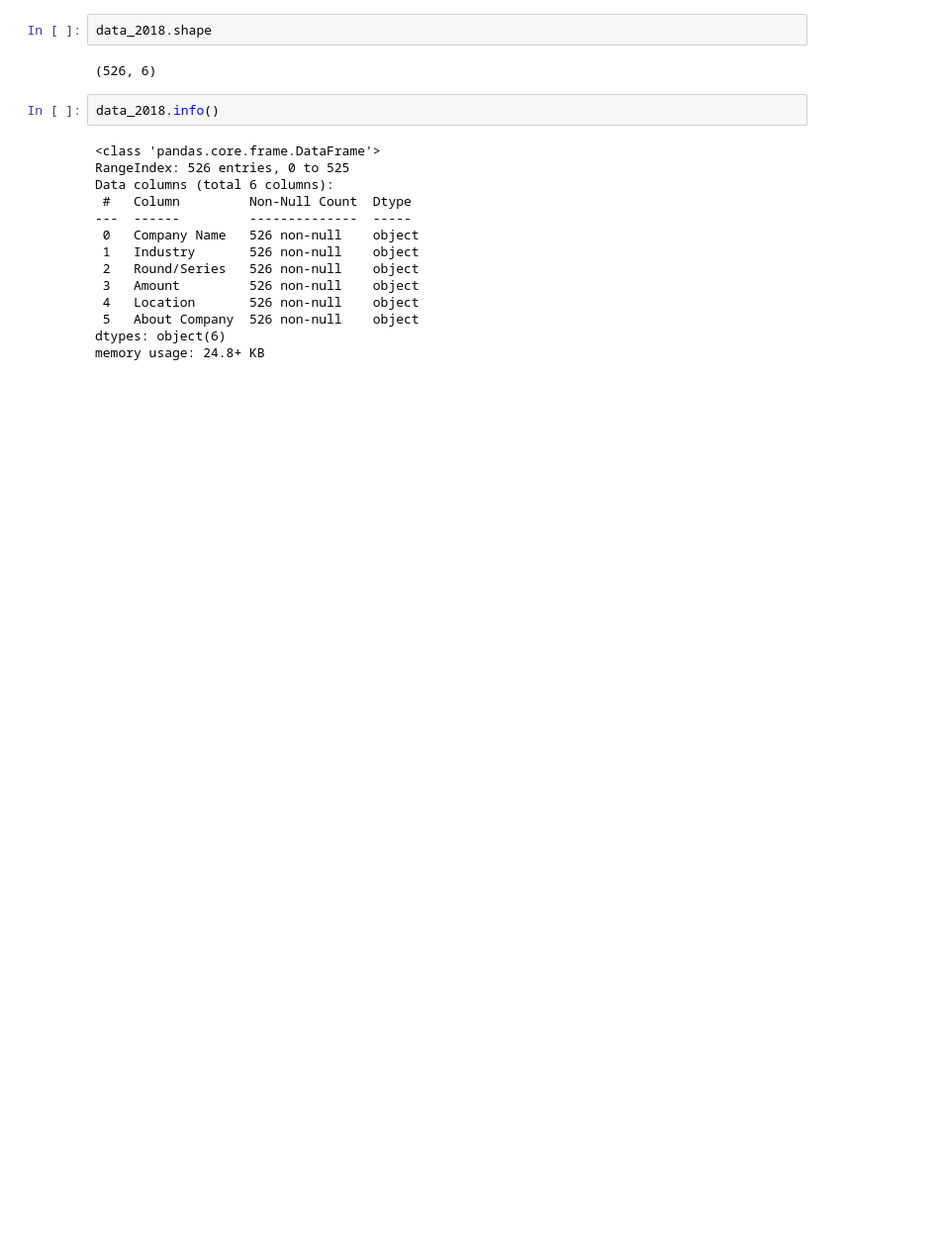
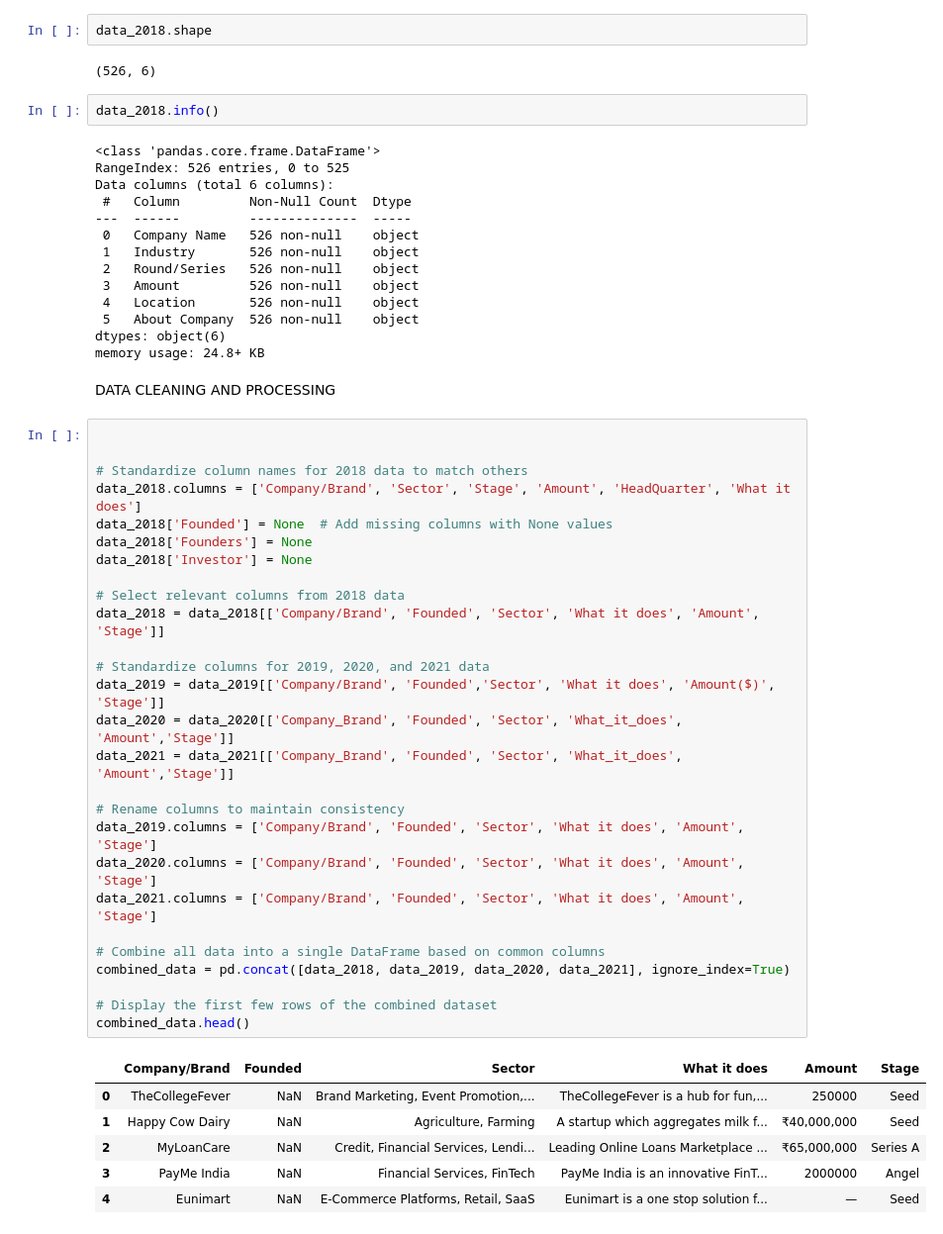
Before and after one commit to MillicentAgyir/Team-Belize-Live-Project-1, a Jupyter notebook: Notebooks/my_notebook.ipynb, the cells around one changed output. Shown: that part at 99% size. Drawn from its saved outputs; the diff is of its cells as text; blank space fills up the shorter version.

```diff
--- a/Notebooks/my_notebook.ipynb
+++ b/Notebooks/my_notebook.ipynb
@@ -178,3 +176,39 @@ Data columns (total 6 columns):
  5   About Company  526 non-null    object
 dtypes: object(6)
 memory usage: 24.8+ KB
+# %% [markdown]
+DATA CLEANING AND PROCESSING
+# %%
+
+
+# Standardize column names for 2018 data to match others
+data_2018.columns = ['Company/Brand', 'Sector', 'Stage', 'Amount', 'HeadQuarter', 'What it does']
+data_2018['Founded'] = None  # Add missing columns with None values
+data_2018['Founders'] = None
+data_2018['Investor'] = None
+
+# Select relevant columns from 2018 data
+data_2018 = data_2018[['Company/Brand', 'Founded', 'Sector', 'What it does', 'Amount', 'Stage']]
+
+# Standardize columns for 2019, 2020, and 2021 data
+data_2019 = data_2019[['Company/Brand', 'Founded','Sector', 'What it does', 'Amount($)', 'Stage']]
+data_2020 = data_2020[['Company_Brand', 'Founded', 'Sector', 'What_it_does', 'Amount','Stage']]
+data_2021 = data_2021[['Company_Brand', 'Founded', 'Sector', 'What_it_does', 'Amount','Stage']]
+
+# Rename columns to maintain consistency
+data_2019.columns = ['Company/Brand', 'Founded', 'Sector', 'What it does', 'Amount', 'Stage']
+data_2020.columns = ['Company/Brand', 'Founded', 'Sector', 'What it does', 'Amount', 'Stage']
+data_2021.columns = ['Company/Brand', 'Founded', 'Sector', 'What it does', 'Amount', 'Stage']
+
+# Combine all data into a single DataFrame based on common columns
+combined_data = pd.concat([data_2018, data_2019, data_2020, data_2021], ignore_index=True)
+
+# Display the first few rows of the combined dataset
+combined_data.head()
+# %% [output]
+|  | Company/Brand | Founded | Sector | What it does | Amount | Stage |
+| 0 | TheCollegeFever | NaN | Brand Marketing, Event Promotion,... | TheCollegeFever is a hub for fun,... | 250000 | Seed |
+| 1 | Happy Cow Dairy | NaN | Agriculture, Farming | A startup which aggregates milk f... | ₹40,000,000 | Seed |
+| 2 | MyLoanCare | NaN | Credit, Financial Services, Lendi... | Leading Online Loans Marketplace ... | ₹65,000,000 | Series A |
+| 3 | PayMe India | NaN | Financial Services, FinTech | PayMe India is an innovative FinT... | 2000000 | Angel |
+| 4 | Eunimart | NaN | E-Commerce Platforms, Retail, SaaS | Eunimart is a one stop solution f... | — | Seed |
```
Also changed, not shown: parts of 7 cells of this notebook.
